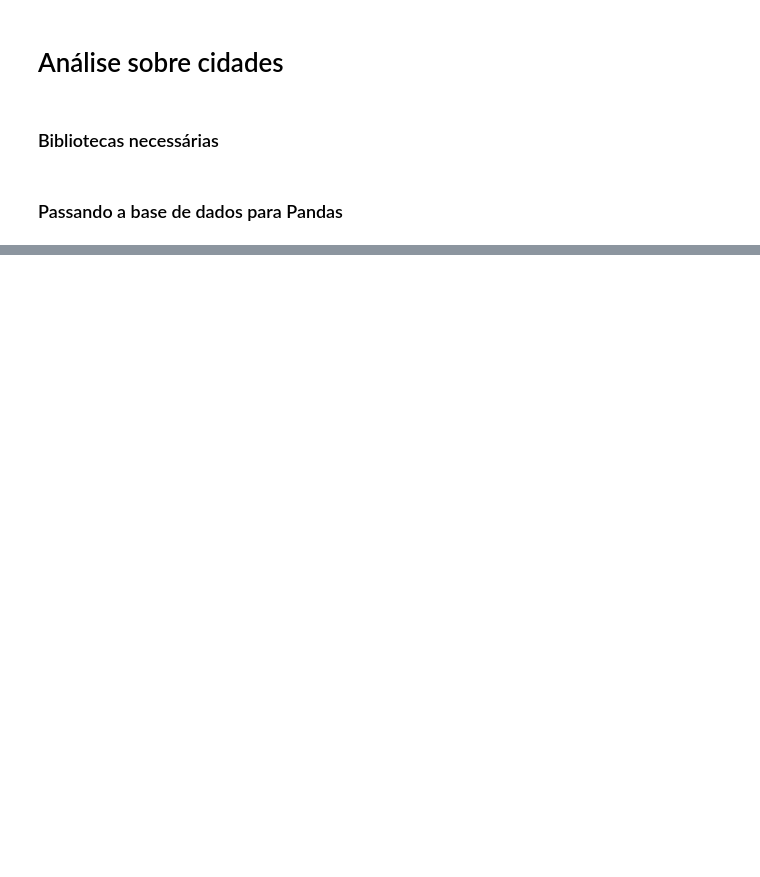
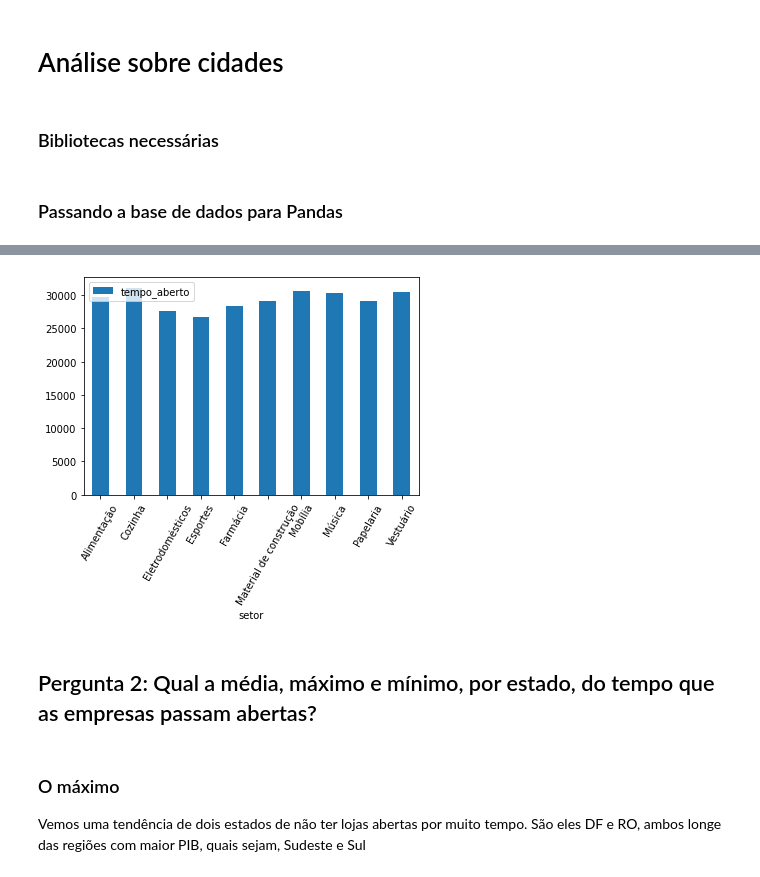
Before and after one commit to leticia-brand/DelPhone, a Jupyter notebook: mysite/leticia/analise.ipynb, the cells around one changed output, grey strips where cells are left out. Drawn from its saved outputs; the diff is of its cells as text; code cells hidden in the pictures; blank space fills up the shorter version.

```diff
--- a/mysite/leticia/analise.ipynb
+++ b/mysite/leticia/analise.ipynb
@@ -79,0 +165,4 @@ empresa.groupby(['cidade']).count()
+# %%
+mean_setor = empresa_setor.groupby(['setor']).mean().reset_index()
+mean_setor['tempo_aberto'] = mean_setor['tempo_aberto'].dt.seconds
+mean_setor
@@ -79,0 +181,11 @@ empresa.groupby(['cidade']).count()
+# %%
+ax = mean_setor.plot.bar(x='setor', y='tempo_aberto', rot=60)
+plt.savefig('mean_setor.png')
+# %% [output]
+[figure, added]
+# %% [markdown]
+## Pergunta 2: Qual a média, máximo e mínimo, por estado, do tempo que as empresas passam abertas?
+# %% [markdown]
+### O máximo
+
+Vemos uma tendência de dois estados de não ter lojas abertas por muito tempo. São eles DF e RO, ambos longe das regiões com maior PIB, quais sejam, Sudeste e Sul
```
Also changed, not shown: parts of 30 cells of this notebook, 9 other files.
